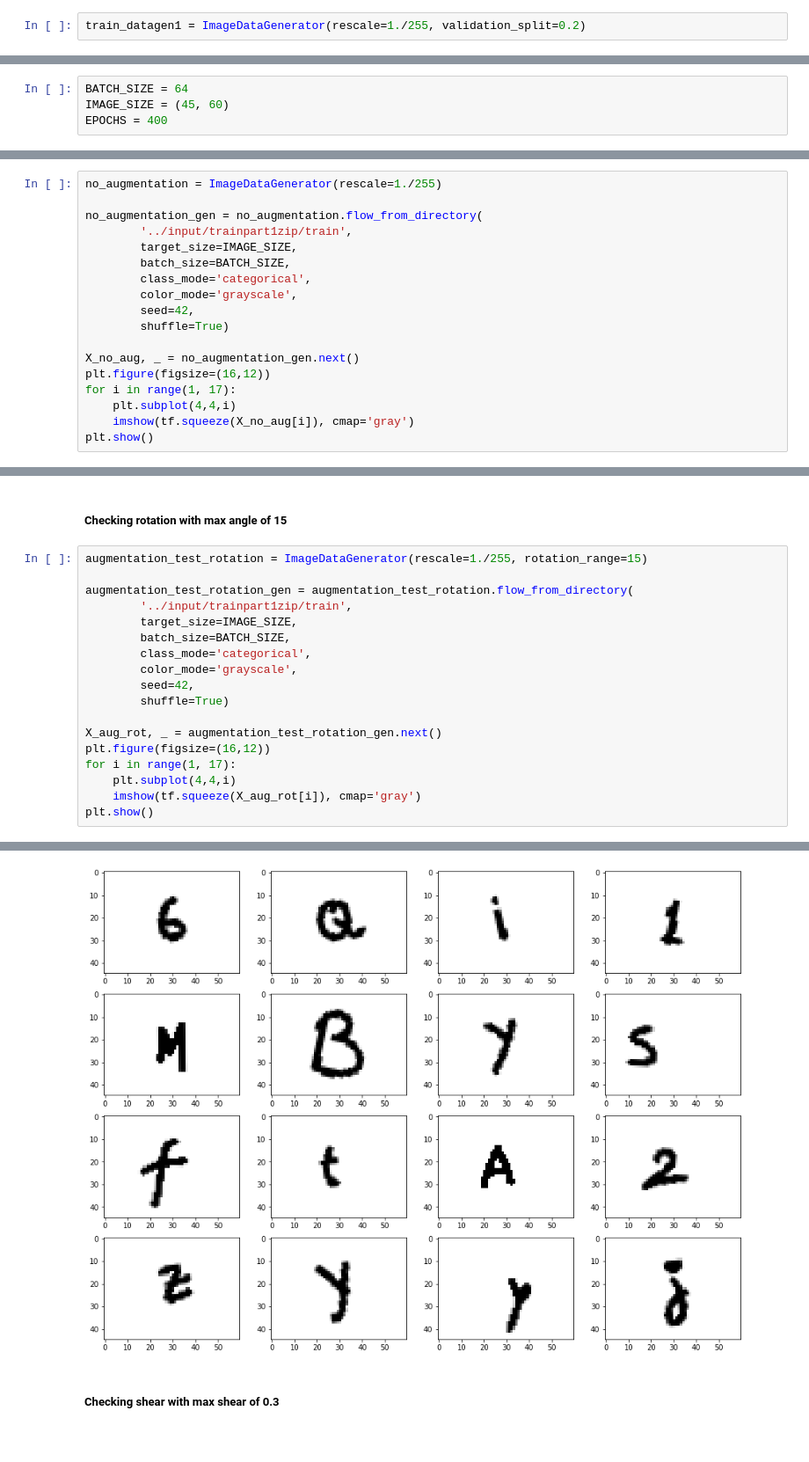
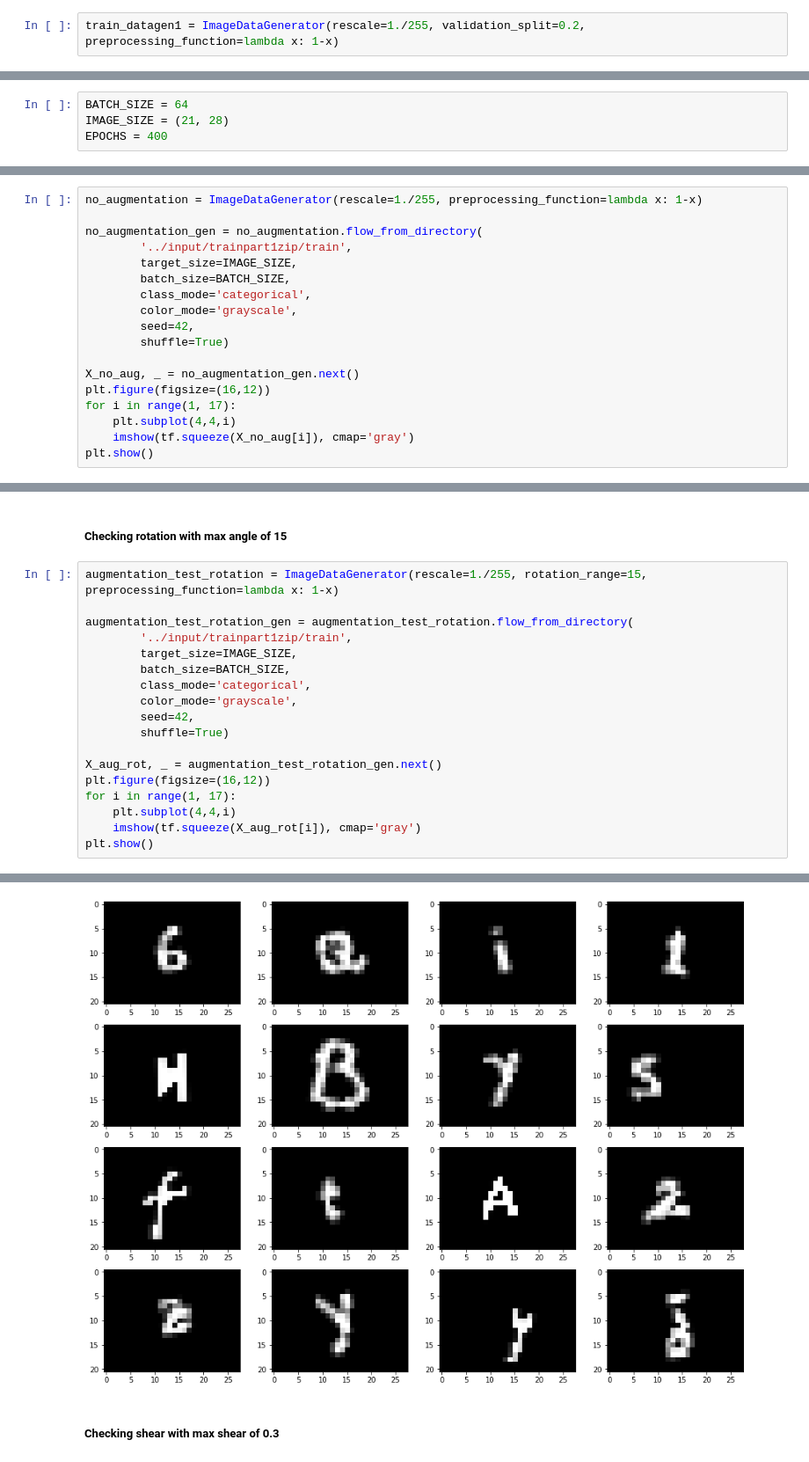
Before and after one commit to thepushkarp/MIDAS-Tasks, a Jupyter notebook: Task2/midastask2part1.ipynb, the cells around one changed output, grey strips where cells are left out. Shown at 88% size. Cells and saved outputs as stored; diff of their text form.

```diff
--- a/Task2/midastask2part1.ipynb
+++ b/Task2/midastask2part1.ipynb
@@ -56,7 +70,7 @@ I've normalized all pixel values to be in the range of 0 to 1 for the data to ha
 
 I split the training and validation sets in 80:20 ratio.
 # %%
-train_datagen1 = ImageDataGenerator(rescale=1./255, validation_split=0.2)
+train_datagen1 = ImageDataGenerator(rescale=1./255, validation_split=0.2, preprocessing_function=lambda x: 1-x)
 # %% [markdown]
 I create the generator object which would generate the training and validation sets. It takes the input from the images folder. I'm reducing the size of the images by 20x while taking the input, and changing the colour channel to grayscale.
 Each set is of batch size 64. I chose this as it's a good enough batch size for this size of dataset. The class labels are categorical and are one-hot encoded for all of the 62 classes (10 numbers + 26 lowercase alphabets + 26 uppercase alphabets).
@@ -65,4 +79,4 @@ Variables that would be used globally
 # %%
 BATCH_SIZE = 64
-IMAGE_SIZE = (45, 60)
+IMAGE_SIZE = (21, 28)
 EPOCHS = 400
@@ -269,7 +291,7 @@ I tried other parameters tool, like horizontal and vertical shifts but, they blu
 # %% [markdown]
 ##### Unaugmented data
 # %%
-no_augmentation = ImageDataGenerator(rescale=1./255)
+no_augmentation = ImageDataGenerator(rescale=1./255, preprocessing_function=lambda x: 1-x)
 
 no_augmentation_gen = no_augmentation.flow_from_directory(
         '../input/trainpart1zip/train',
@@ -292,26 +314,26 @@ Found 2480 images belonging to 62 classes.
 # %% [markdown]
 ##### Checking rotation with max angle of 15
 # %%
-augmentation_test_rotation = ImageDataGenerator(rescale=1./255, rotation_range=15)
+augmentation_test_rotation = ImageDataGenerator(rescale=1./255, rotation_range=15, preprocessing_function=lambda x: 1-x)
 
 augmentation_test_rotation_gen = augmentation_test_rotation.flow_from_directory(
         '../input/trainpart1zip/train',
         target_size=IMAGE_SIZE,
         batch_size=BATCH_SIZE,
         class_mode='categorical',
         color_mode='grayscale',
         seed=42,
         shuffle=True)
 
 X_aug_rot, _ = augmentation_test_rotation_gen.next()
 plt.figure(figsize=(16,12))
 for i in range(1, 17):
     plt.subplot(4,4,i)
     imshow(tf.squeeze(X_aug_rot[i]), cmap='gray')
 plt.show()
 # %% [output]
 Found 2480 images belonging to 62 classes.
-[figure, old version]
+[figure, new version]
 # %% [markdown]
 ##### Checking shear with max shear of 0.3
 # %%
```
Also changed, not shown: parts of 102 cells of this notebook, 21 other files.
